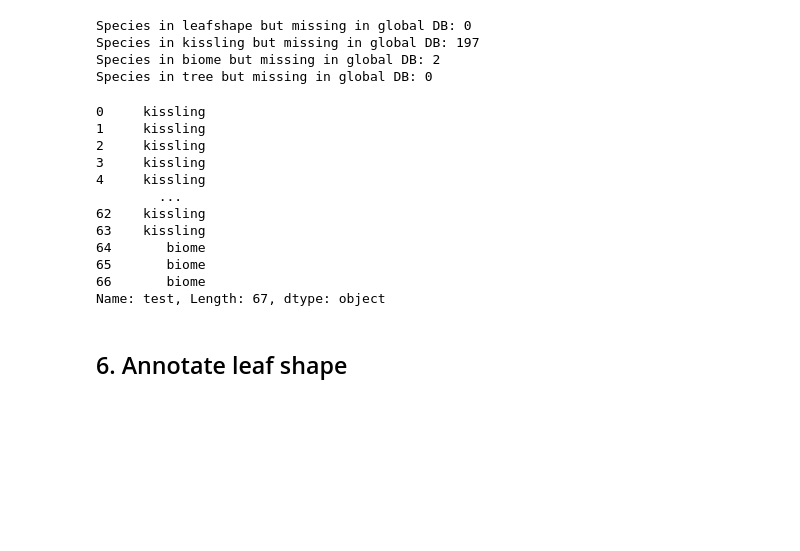
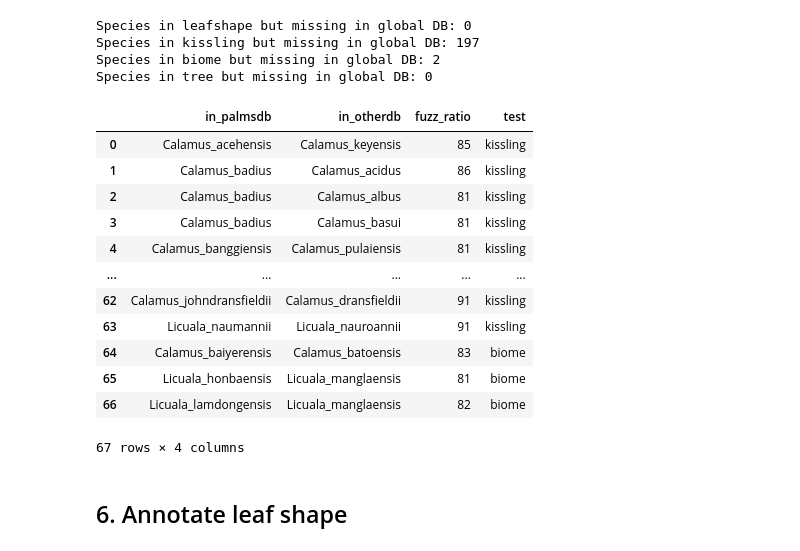
Before and after one commit to mftorres/palm_leaf, a Jupyter notebook: notebooks/02_Variables_database.ipynb, the cells around one changed output. Cells and saved outputs as stored; diff of their text form; code cells hidden in the pictures; blank space fills up the shorter version.

```diff
--- a/notebooks/02_Variables_database.ipynb
+++ b/notebooks/02_Variables_database.ipynb
@@ -425,40 +434,41 @@ Species in tree but missing in global DB: 0
 # %%
 # now that we know items that are in one side but not the other (the rest we assume are correct entries), we compare them to detect typos
 typos_test=pd.DataFrame()
 typos_test['in_palmsdb']=''
 typos_test['in_otherdb']=''
 typos_test['fuzz_ratio']=''
 typos_test['test']=''
 data=[]
 test_dict={1:'leafshape',2:'kissling',3:'tree',4:'biome'}
 testname=0
 for db1,db2 in [(diff_palms_leafshape,diff_leafshape_palmsdb),(diff_palms_kissling,diff_kissling_palmsdb),(diff_palms_tree,diff_tree_palmsdb),(diff_biome,diff_biome_palmsdb)]: #  db1,db2 are the db tuples in the list e.g. diff_palms_leafshape=db1,diff_leafshape_palmsdb=db2
     testname=testname+1
     cols=['in_palmsdb','in_otherdb','fuzz_ratio','test']
     tempiter=[(x,y) for x in db1 for y in db2]
     for x,y in tempiter:
         tempfuzz=fuzz.ratio(x,y)
         if 80 < tempfuzz < 100:
             data.append(dict(zip(cols,[x,y,tempfuzz,testname])))
 
 typos_test=typos_test.append(data,ignore_index=True)
 typos_test['test'].unique() # test1 and test3 has db2=empty because there are no species in one db but not the other!
 typos_test['test']=typos_test['test'].map(test_dict)
-# # typos_test.to_csv('./typose_to_solve_20200331.csv',sep='\t')
-typos_test['test']
+typos_test.to_csv('../data_files/typose_to_solve_20220504.csv',sep='\t')
+typos_test # mostly Calamus species that are ambiguous
 # %% [output]
+|  | in_palmsdb | in_otherdb | fuzz_ratio | test |
+| 0 | Calamus_acehensis | Calamus_keyensis | 85 | kissling |
+| 1 | Calamus_badius | Calamus_acidus | 86 | kissling |
+| 2 | Calamus_badius | Calamus_albus | 81 | kissling |
+| 3 | Calamus_badius | Calamus_basui | 81 | kissling |
+| 4 | Calamus_banggiensis | Calamus_pulaiensis | 81 | kissling |
+| ... | ... | ... | ... | ... |
+| 62 | Calamus_johndransfieldii | Calamus_dransfieldii | 91 | kissling |
+| 63 | Licuala_naumannii | Licuala_nauroannii | 91 | kissling |
+| 64 | Calamus_baiyerensis | Calamus_batoensis | 83 | biome |
+| 65 | Licuala_honbaensis | Licuala_manglaensis | 81 | biome |
+| 66 | Licuala_lamdongensis | Licuala_manglaensis | 82 | biome |
-0     kissling
-1     kissling
-2     kissling
-3     kissling
-4     kissling
-        ...
-62    kissling
-63    kissling
-64       biome
-65       biome
-66       biome
-Name: test, Length: 67, dtype: object
+67 rows × 4 columns
 # %% [markdown]
 ## 6. Annotate leaf shape
 # %%
```
Also changed, not shown: parts of 10 cells of this notebook.
